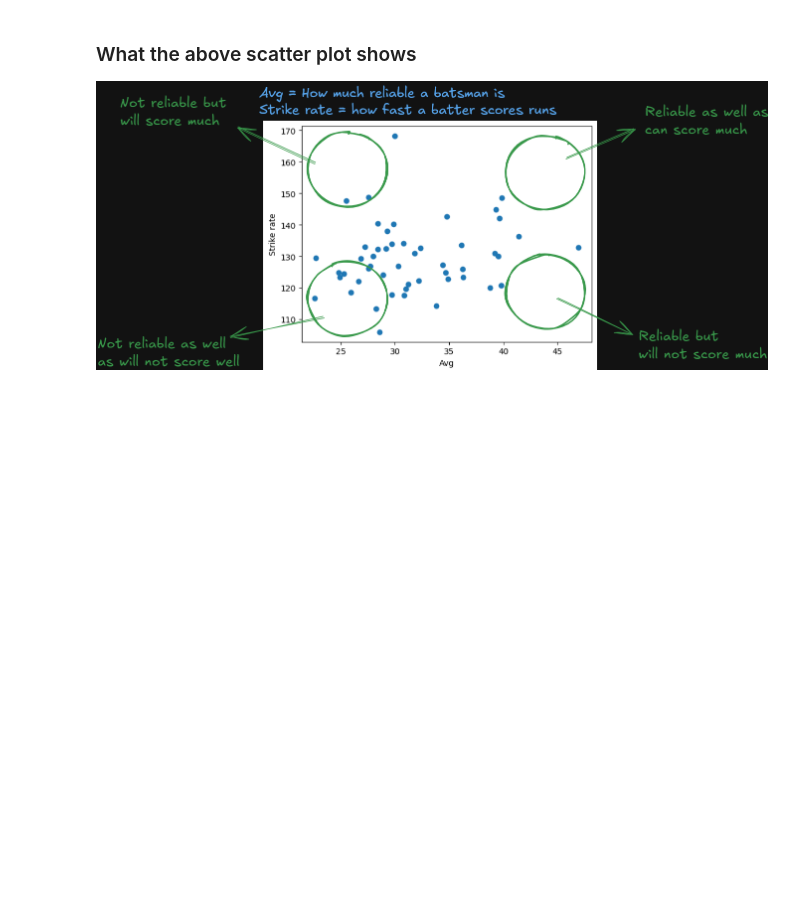
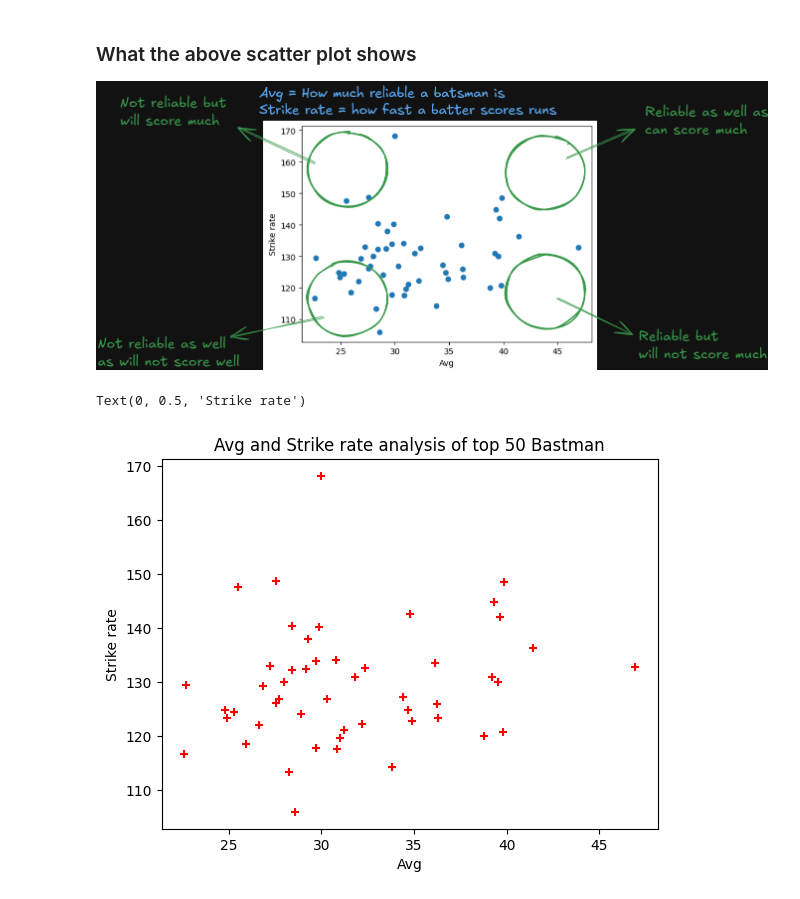
Before and after one commit to Muhammad-Waleed-Source/Matplotlib, a Jupyter notebook: Matplotlib_1.ipynb, the cells around one changed output. Cells and saved outputs as stored; diff of their text form; code cells hidden in the pictures; blank space fills up the shorter version.

Commit message:
color and marker on scatter plot

```diff
--- a/Matplotlib_1.ipynb
+++ b/Matplotlib_1.ipynb
@@ -316,3 +316,13 @@ Text(0, 0.5, 'Strike rate')
 ### What the above scatter plot shows
 
 ![image.png](embedded-picture-1)
+# %%
+# color and marker
+plt.scatter(df['avg'], df['strike_rate'], color='red', marker='+')
+
+plt.title('Avg and Strike rate analysis of top 50 Bastman')
+plt.xlabel('Avg')
+plt.ylabel('Strike rate')
+# %% [output]
+Text(0, 0.5, 'Strike rate')
+[figure, added]
```
